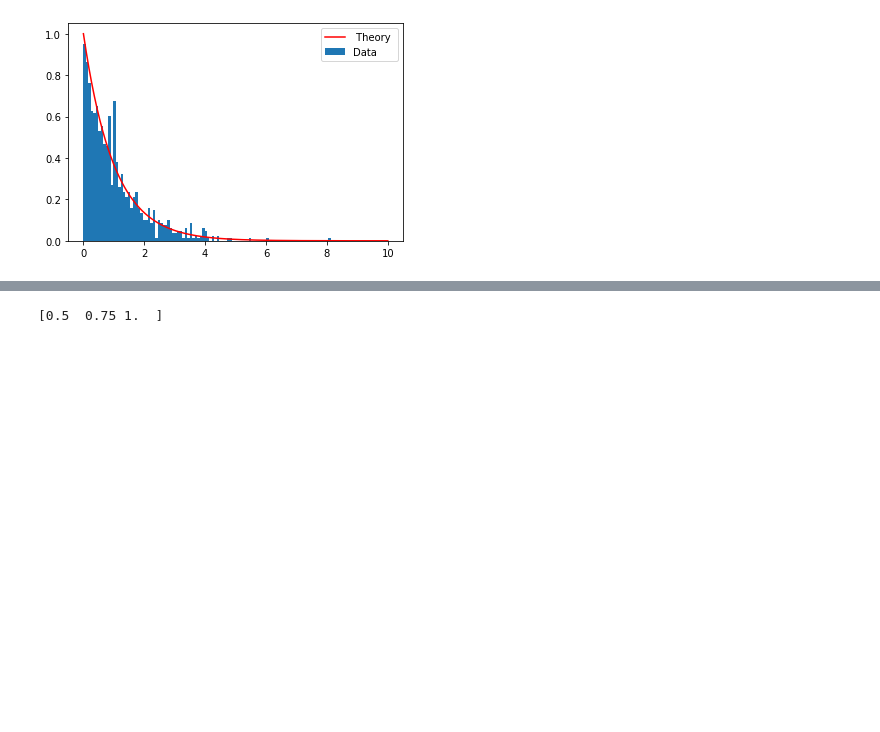
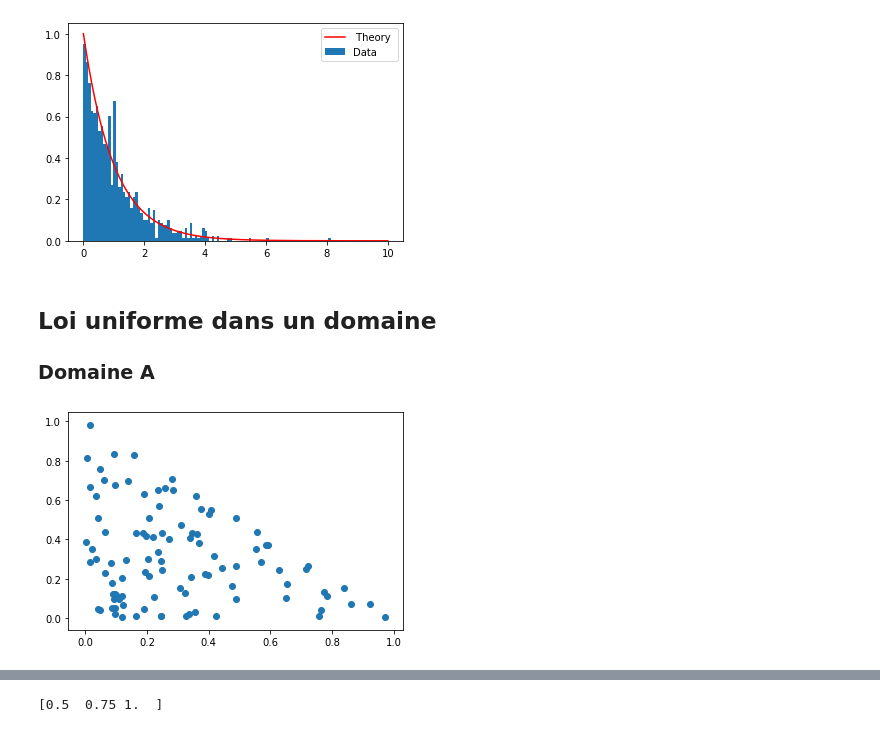
Before and after one commit to boisgera/CDIS, a Jupyter notebook: Probabilités V/Probabilité V.ipynb, the cells around one changed output, grey strips where cells are left out. Drawn from its saved outputs; the diff is of its cells as text; code cells hidden in the pictures; blank space fills up the shorter version.

```diff
--- a/Probabilités V/Probabilité V.ipynb
+++ b/Probabilités V/Probabilité V.ipynb
@@ -96,3 +96,28 @@ plt.legend(loc="best")
 plt.show()
 # %% [output]
 [figure]
+# %% [markdown]
+## Loi uniforme dans un domaine
+### Domaine A
+# %%
+n=100
+
+def rtri(n):
+    x=np.empty([n,2])
+    i=0
+    while i < n :
+	    u1 = np.random.rand(1)
+	    u2 = np.random.rand(1)
+	    if u2<1-u1 :
+		    x[i,0] = u1
+		    x[i,1] = u2
+		    i=i+1
+
+    return x
+
+tri = rtri(n)
+
+plt.scatter(tri[:,0],tri[:,1],)
+plt.show()
+# %% [output]
+[figure, added]
```
Also changed, not shown: parts of 15 cells of this notebook, 2 other files.
